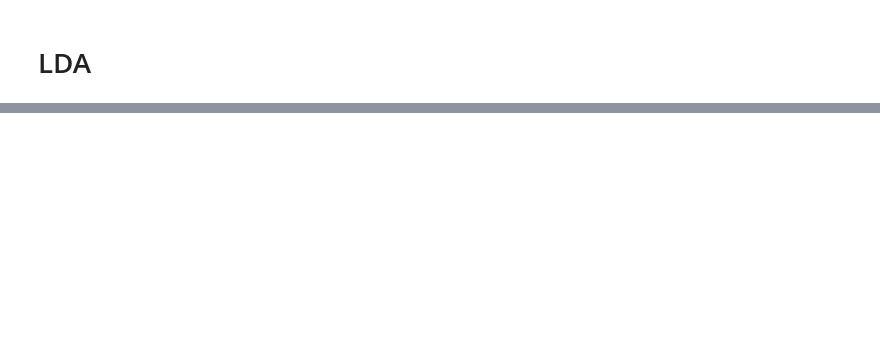
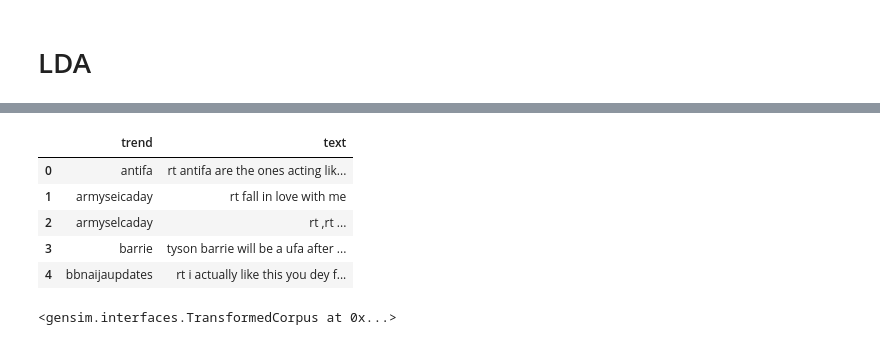
Before and after one commit to effervescent-shot/Trend-Topic-Analysis, a Jupyter notebook: Notebooks/LDA1.ipynb, the cells around one changed output, grey strips where cells are left out. Cells and saved outputs as stored; diff of their text form; code cells hidden in the pictures; blank space fills up the shorter version.

```diff
--- a/Notebooks/LDA1.ipynb
+++ b/Notebooks/LDA1.ipynb
@@ -112,5 +343,4 @@ def run_lda():
 # %%
-dfsLDA = dfs_train.loc[:,["trend","text"]]
-dfsLDA.dropna(inplace=True)
-trend_doc = dfsLDA.groupby(['trend'])['text'].apply(lambda x: ','.join(x)).reset_index()
-trend_doc
+dfsLDA_test = dfs_test.loc[:,["trend","text"]]
+dfsLDA_test.dropna(inplace=True)
+test_doc = dfsLDA_test.groupby(['trend'])['text'].apply(lambda x: ','.join(x)).reset_index()
@@ -138,0 +347,9 @@ for idx, topic in lda.print_topics(-1):
+# %%
+test_doc.head()
+# %% [output]
+|  | trend | text |
+| 0 | antifa | rt antifa are the ones acting lik... |
+| 1 | armyseicaday | rt fall in love with me |
+| 2 | armyselcaday | rt ,rt ... |
+| 3 | barrie | tyson barrie will be a ufa after ... |
+| 4 | bbnaijaupdates | rt i actually like this you dey f... |
@@ -139,3 +359,9 @@ for idx, topic in lda.print_topics(-1):
+# %%
+# We will see
+
+lda_test[corpus_test]
+# %% [output]
+<gensim.interfaces.TransformedCorpus at 0x...>
 # %%
 target_doc = pd.read_csv(os.path.join(DATA_DIR, 'categories'), header=0)
 target_doc.head(2)
```
Also changed, not shown: parts of 37 cells of this notebook, 24 other files.
